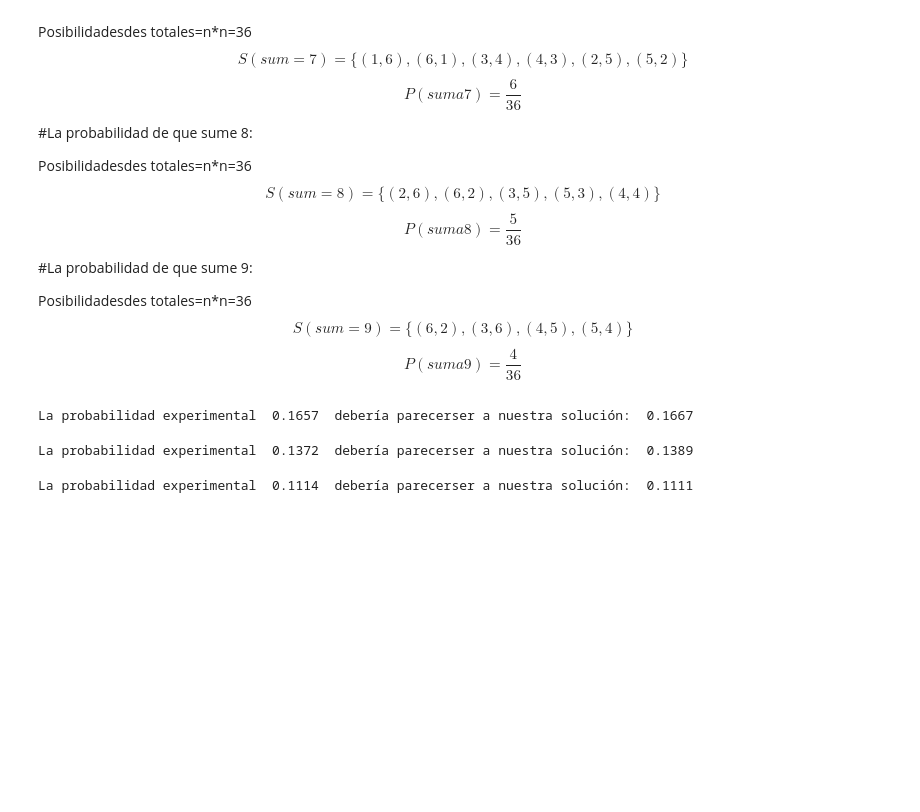
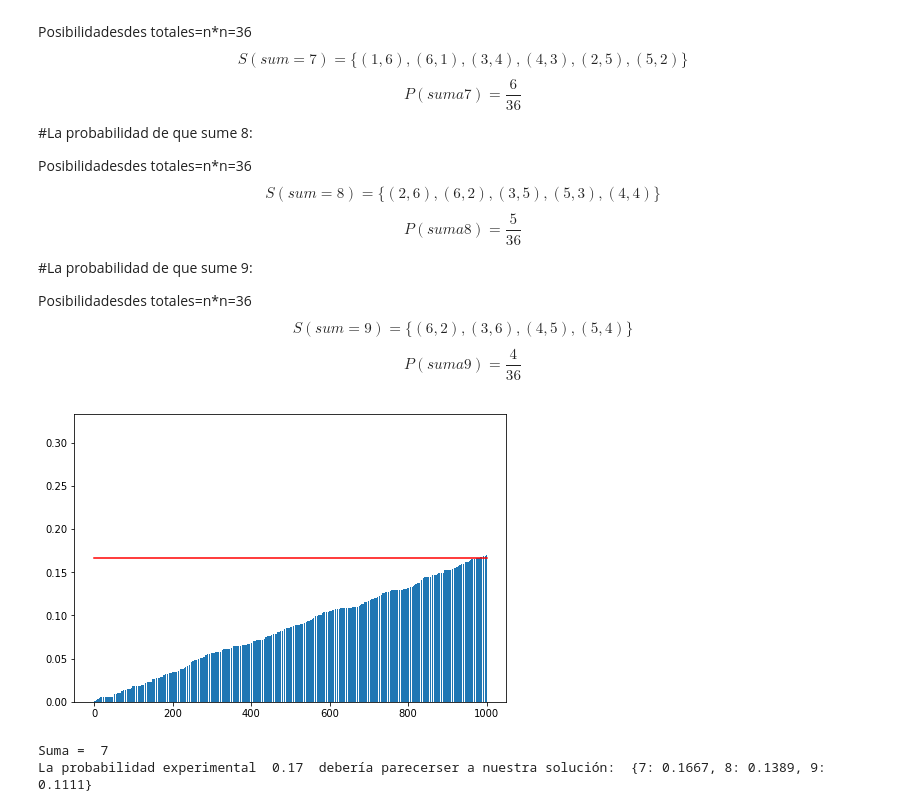
Before and after one commit to Ironhack-Data-Madrid-Marzo-2021/lab-probability-intro, a Jupyter notebook: your-code/main.ipynb, the cells around one changed output. Saved outputs shown, nothing was run; the diff lists cells and outputs as text; code cells hidden in the pictures; blank space fills up the shorter version.

Commit message:
me faltaba el plot

```diff
--- a/your-code/main.ipynb
+++ b/your-code/main.ipynb
@@ -208,45 +204,35 @@ dado=range(1,7)
 # %%
 from random import choice
-num=7
-cont=0
+import matplotlib.pyplot as plt
 k=100000
-for _ in range(k):
-    dado1=choice(dado)
-    dado2=choice(dado)
-    if dado1 + dado2 == num:
-        cont+=1
-sol=round(6/36,4)
-P_experimental=cont/k
-print("La probabilidad experimental ", round(P_experimental,4), " debería parecerser a nuestra solución: ",sol)
+def experimento(num, k=100):
+    dado=range(1,7)
+    cont=0
+    probabilidad=[]
+    for _ in range(1,k+1):
+        dado1=choice(dado)
+        dado2=choice(dado)
+        if dado1 + dado2 == num:
+            cont+=1
+        probabilidad.append(cont/k)
+
+
+    P_experimental=cont/k
+    sol={7:round(6/36,4), 8:round(5/36,4), 9:round(4/36,4)}
+    solucion=sol[num]
+
+    fig = plt.figure()
+    ax = fig.add_axes([0,0,1,1])
+    experimentos = list(range(1,k+1))
+    ax.bar(experimentos,probabilidad)
+    ax.set_ylim(0, solucion*2)
+    plt.plot([0,k],[solucion, solucion], color='red')
+    plt.show()
+    print("Suma = ", num)
+    print("La probabilidad experimental ", round(P_experimental,4), " debería parecerser a nuestra solución: ",sol)
-# %% [output]
-La probabilidad experimental  0.1657  debería parecerser a nuestra solución:  0.1667
-# %%
-from random import choice
-num=8
-cont=0
-k=100000
-for _ in range(k):
-    dado1=choice(dado)
-    dado2=choice(dado)
-    if dado1 + dado2 == num:
-        cont+=1
-sol=round(5/36,4)
-P_experimental=cont/k
-print("La probabilidad experimental ", round(P_experimental,4), " debería parecerser a nuestra solución: ",sol)
-# %% [output]
-La probabilidad experimental  0.1372  debería parecerser a nuestra solución:  0.1389
-# %%
-from random import choice
-num=9
-cont=0
-k=100000
-for _ in range(k):
-    dado1=choice(dado)
-    dado2=choice(dado)
-    if dado1 + dado2 == num:
-        cont+=1
-sol=round(4/36,4)
-P_experimental=cont/k
-print("La probabilidad experimental ", round(P_experimental,4), " debería parecerser a nuestra solución: ",sol)
-# %% [output]
-La probabilidad experimental  0.1114  debería parecerser a nuestra solución:  0.1111
+# %%
+experimento(7,k)
+# %% [output]
+[figure, added]
+Suma =  7
+La probabilidad experimental  0.17  debería parecerser a nuestra solución:  {7: 0.1667, 8: 0.1389, 9: 0.1111}
```
Also changed, not shown: parts of 4 cells of this notebook.
